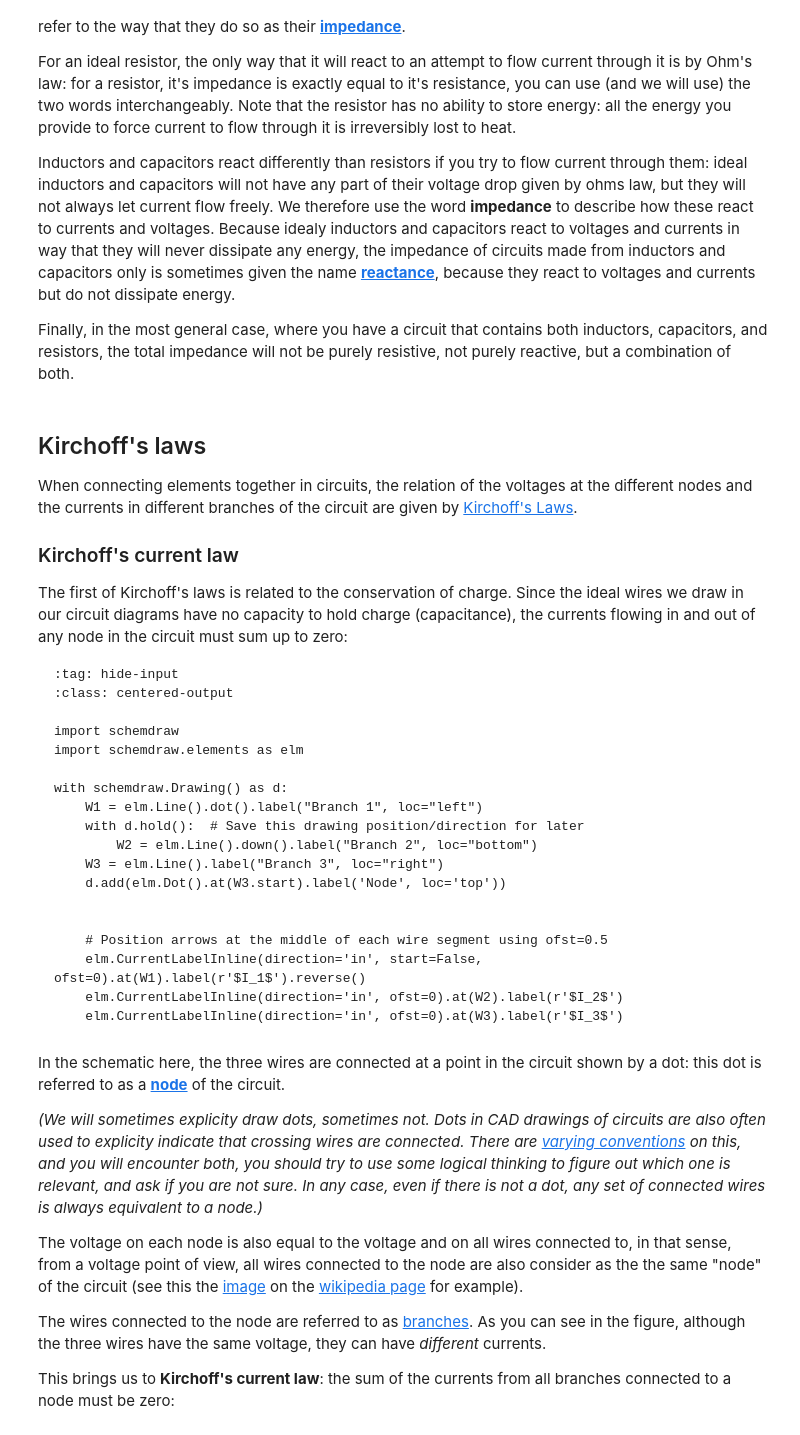
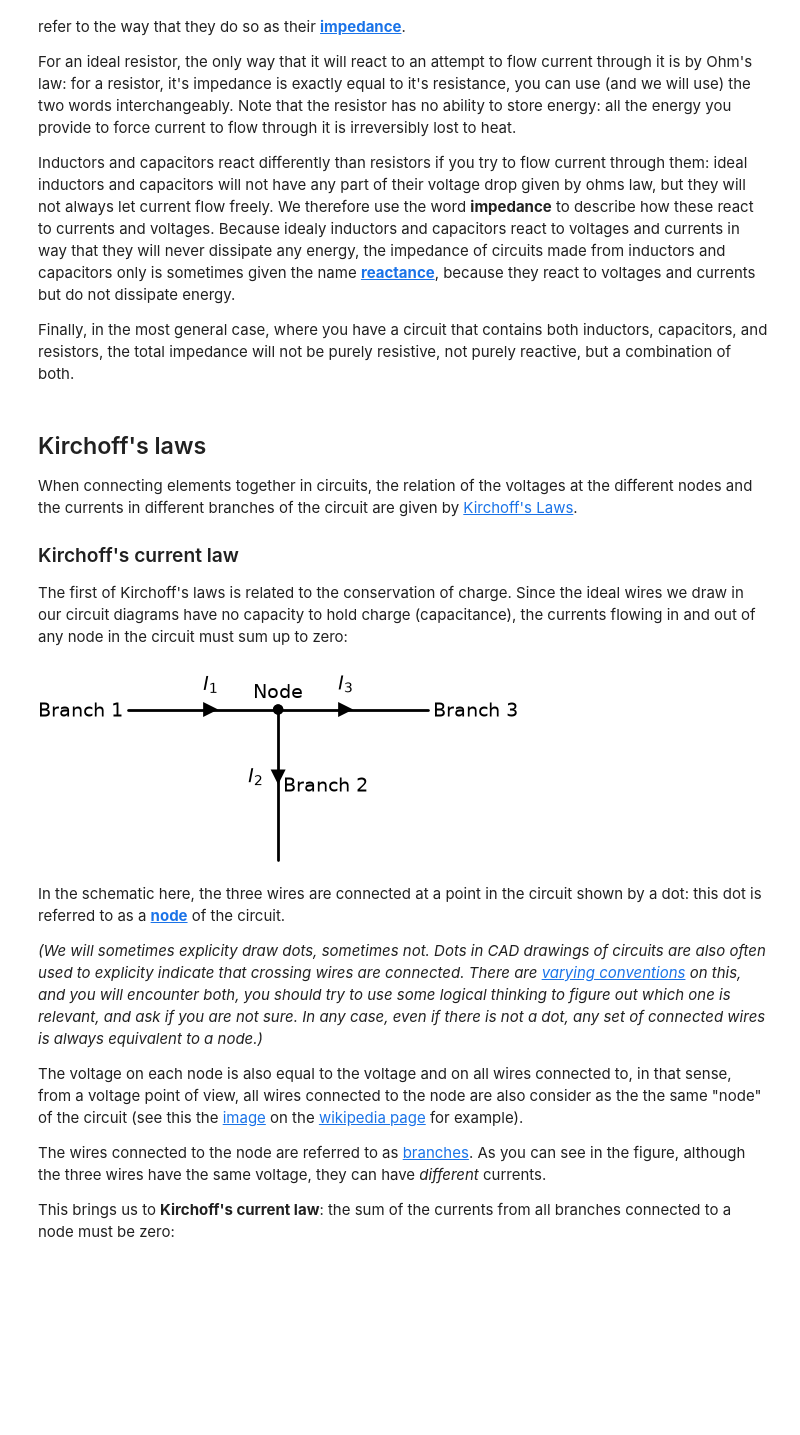
Before and after one commit to gsteele13/cei, a Jupyter notebook: content/Lecture1.ipynb, the cells around one changed output. Cells and saved outputs as stored; diff of their text form; code cells hidden in the pictures; blank space fills up the shorter version.

Commit message:
Revert "hidden code cells"
This reverts commit b3d30f506eabd8f2e3b5224c21461c3a29351671.

````diff
--- a/content/Lecture1.ipynb
+++ b/content/Lecture1.ipynb
@@ -116,0 +78,17 @@ Note that you *can* include these effects of "non-ideal" wires in your modelling
+# %%
+:tag: hide-input
+:class: centered-output
+
+import schemdraw
+import schemdraw.elements as elm
+from IPython.display import SVG, display
+import io
+
+with schemdraw.Drawing() as d:
+    R1 = elm.Resistor().dot()
+    R2 = elm.Resistor().down().dot()
+    L = elm.Line().left().dot()
+    elm.SourceV().up().label('10V').dot()
+    elm.VoltageLabelArc().at(R1).label(r'$\Delta V_1$')
+    elm.VoltageLabelArc().at(R2).label(r'$\Delta V_2$')
+    elm.VoltageLabelArc().at(L).label(r'$\Delta$V = 0 Always for (ideal) wires!')
@@ -183,27 +183,27 @@ When connecting elements together in circuits, the relation of the voltages at t
 ### Kirchoff's current law
 
 The first of Kirchoff's laws is related to the conservation of charge. Since the ideal wires we draw in our circuit diagrams have no capacity to hold charge (capacitance), the currents flowing in and out of any node in the circuit must sum up to zero:
-
-```{code-cell} python
-:tag: hide-input
-:class: centered-output
-
-import schemdraw
-import schemdraw.elements as elm
-
-with schemdraw.Drawing() as d:
-    W1 = elm.Line().dot().label("Branch 1", loc="left")
-    with d.hold():  # Save this drawing position/direction for later
-        W2 = elm.Line().down().label("Branch 2", loc="bottom")
-    W3 = elm.Line().label("Branch 3", loc="right")
-    d.add(elm.Dot().at(W3.start).label('Node', loc='top'))
-
-
-    # Position arrows at the middle of each wire segment using ofst=0.5
-    elm.CurrentLabelInline(direction='in', start=False, ofst=0).at(W1).label(r'$I_1$').reverse()
-    elm.CurrentLabelInline(direction='in', ofst=0).at(W2).label(r'$I_2$')
-    elm.CurrentLabelInline(direction='in', ofst=0).at(W3).label(r'$I_3$')
-```
+# %%
+:tag: hide-input
+:class: centered-output
+
+import schemdraw
+import schemdraw.elements as elm
+
+with schemdraw.Drawing() as d:
+    W1 = elm.Line().dot().label("Branch 1", loc="left")
+    with d.hold():  # Save this drawing position/direction for later
+        W2 = elm.Line().down().label("Branch 2", loc="bottom")
+    W3 = elm.Line().label("Branch 3", loc="right")
+    d.add(elm.Dot().at(W3.start).label('Node', loc='top'))
+
+
+    # Position arrows at the middle of each wire segment using ofst=0.5
+    elm.CurrentLabelInline(direction='in', start=False, ofst=0).at(W1).label(r'$I_1$').reverse()
+    elm.CurrentLabelInline(direction='in', ofst=0).at(W2).label(r'$I_2$')
+    elm.CurrentLabelInline(direction='in', ofst=0).at(W3).label(r'$I_3$')
+# %% [output]
+[figure, added]
 # %% [markdown]
 In the schematic here, the three wires are connected at a point in the circuit shown by a dot: this dot is referred to as a **[node](https://en.wikipedia.org/wiki/Node_(circuits))** of the circuit.
 
````
Also changed, not shown: parts of 22 cells of this notebook, 1 other file.
